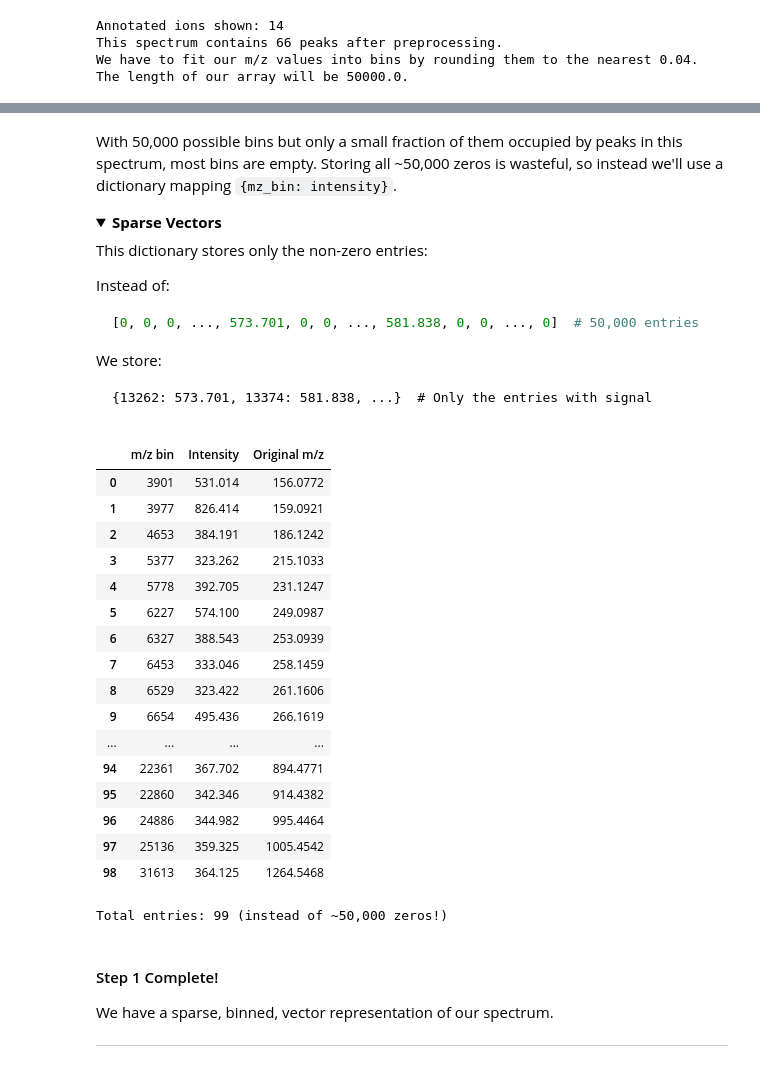
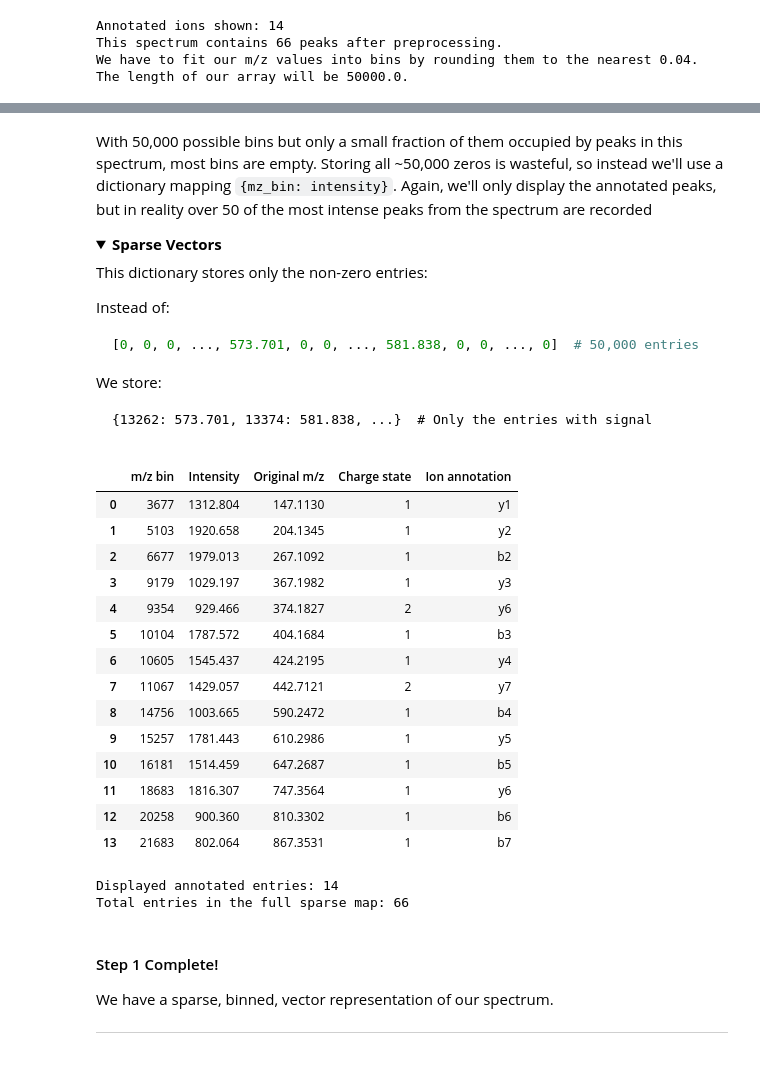
Before and after one commit to Alexander-Sol/MS_spectra_encoding, a Jupyter notebook: 02_Spectral_Hashing_and_OMS.ipynb, the cells around one changed output, grey strips where cells are left out. Saved outputs shown, nothing was run; the diff lists cells and outputs as text; code cells hidden in the pictures; folded sections open.

```diff
--- a/02_Spectral_Hashing_and_OMS.ipynb
+++ b/02_Spectral_Hashing_and_OMS.ipynb
@@ -542,7 +559,7 @@ zoom_fig.update_layout(
 )
 display(zoom_fig)
 # %% [markdown]
-With 50,000 possible bins but only a small fraction of them occupied by peaks in this spectrum, most bins are empty. Storing all ~50,000 zeros is wasteful, so instead we'll use a dictionary mapping `{mz_bin: intensity}`.
+With 50,000 possible bins but only a small fraction of them occupied by peaks in this spectrum, most bins are empty. Storing all ~50,000 zeros is wasteful, so instead we'll use a dictionary mapping `{mz_bin: intensity}`. Again, we'll only display the annotated peaks, but in reality over 50 of the most intense peaks from the spectrum are recorded
 
 <details><summary><strong>Sparse Vectors</strong></summary>
 
@@ -561,39 +578,48 @@ We store:
 # %%
 # @title Create the sparse representation map from m/z indices to intensities, then visualize the results
 
 mz_intensity_map = {}
 for i, mz in enumerate(spectrum_mz):
     mz_index = to_idx(mz)
     mz_intensity_map[mz_index] = spectrum_int[i]
 
-rows = []
-for bin_idx, intensity in sorted(mz_intensity_map.items()):
-    orig_mz = next((mz for mz in spectrum_mz if to_idx(mz) == bin_idx), None)
-    rows.append({'m/z bin': bin_idx, 'Intensity': intensity, 'Original m/z': orig_mz})
+annotated_display_df = (
+    annotated_ions_df.rename(columns={
+        'Bin index (0.04 m/z)': 'm/z bin',
+        'm/z': 'Original m/z',
+    })
+    [['m/z bin', 'Intensity', 'Original m/z', 'Charge state', 'Ion annotation']]
+    .sort_values('m/z bin')
+    .reset_index(drop=True)
+)
 
-df_mz = pd.DataFrame(rows)
-display(df_mz.style.format({'Intensity': '{:.3f}', 'Original m/z': '{:.4f}'}))
+display(
+    annotated_display_df.style.format({
+        'Intensity': '{:.3f}',
+        'Original m/z': '{:.4f}',
+    })
+)
 
-print(f'Total entries: {len(mz_intensity_map)} (instead of ~50,000 zeros!)')
+print(f'Displayed annotated entries: {len(annotated_display_df)}')
+print(f'Total entries in the full sparse map: {len(mz_intensity_map)}')
 # %% [output]
-|  | m/z bin | Intensity | Original m/z |
-| 0 | 3901 | 531.014 | 156.0772 |
-| 1 | 3977 | 826.414 | 159.0921 |
-| 2 | 4653 | 384.191 | 186.1242 |
-| 3 | 5377 | 323.262 | 215.1033 |
-| 4 | 5778 | 392.705 | 231.1247 |
-| 5 | 6227 | 574.100 | 249.0987 |
-| 6 | 6327 | 388.543 | 253.0939 |
-| 7 | 6453 | 333.046 | 258.1459 |
-| 8 | 6529 | 323.422 | 261.1606 |
-| 9 | 6654 | 495.436 | 266.1619 |
-| ... | ... | ... | ... |
-| 94 | 22361 | 367.702 | 894.4771 |
-| 95 | 22860 | 342.346 | 914.4382 |
-| 96 | 24886 | 344.982 | 995.4464 |
-| 97 | 25136 | 359.325 | 1005.4542 |
-| 98 | 31613 | 364.125 | 1264.5468 |
+|  | m/z bin | Intensity | Original m/z | Charge state | Ion annotation |
+| 0 | 3677 | 1312.804 | 147.1130 | 1 | y1 |
+| 1 | 5103 | 1920.658 | 204.1345 | 1 | y2 |
+| 2 | 6677 | 1979.013 | 267.1092 | 1 | b2 |
+| 3 | 9179 | 1029.197 | 367.1982 | 1 | y3 |
+| 4 | 9354 | 929.466 | 374.1827 | 2 | y6 |
+| 5 | 10104 | 1787.572 | 404.1684 | 1 | b3 |
+| 6 | 10605 | 1545.437 | 424.2195 | 1 | y4 |
+| 7 | 11067 | 1429.057 | 442.7121 | 2 | y7 |
+| 8 | 14756 | 1003.665 | 590.2472 | 1 | b4 |
+| 9 | 15257 | 1781.443 | 610.2986 | 1 | y5 |
+| 10 | 16181 | 1514.459 | 647.2687 | 1 | b5 |
+| 11 | 18683 | 1816.307 | 747.3564 | 1 | y6 |
+| 12 | 20258 | 900.360 | 810.3302 | 1 | b6 |
+| 13 | 21683 | 802.064 | 867.3531 | 1 | b7 |
-Total entries: 99 (instead of ~50,000 zeros!)
+Displayed annotated entries: 14
+Total entries in the full sparse map: 66
 # %% [markdown]
 #### Step 1 Complete!
 
```
Also changed, not shown: parts of 5 cells of this notebook.
